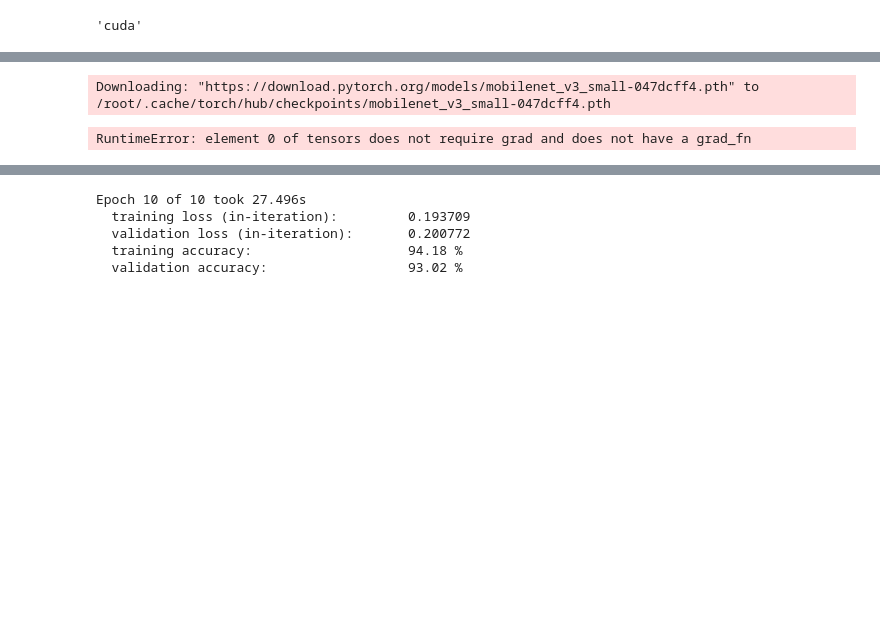
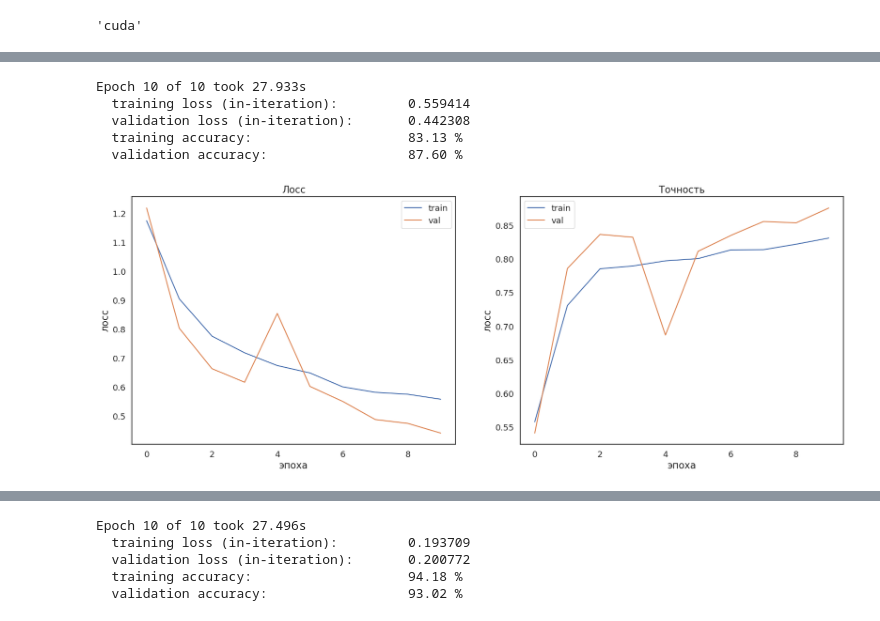
Before and after one commit to OVP2023/NN, a Jupyter notebook: DZ3_Улучшение_качества_обучения_нейросетей.ipynb, the cells around one changed output, grey strips where cells are left out. Drawn from its saved outputs; the diff is of its cells as text; code cells hidden in the pictures; blank space fills up the shorter version.

```diff
--- a/DZ3_Улучшение_качества_обучения_нейросетей.ipynb
+++ b/DZ3_Улучшение_качества_обучения_нейросетей.ipynb
@@ -283,24 +283,31 @@ Epoch 10 of 10 took 29.694s
 # %%
 #Будем использовать сеть как Feature Extractor
 # возьмём предобученную сеть
-fe_model = mobilenet_v3_small(pretrained=True)
+
+from torchvision.models import resnet18
+
+fe_model = resnet18(pretrained=True)
 
 # заморозим все слои сети
 for param in fe_model.parameters():
     param.requires_grad = False
 
 # добавим над feature extractor сетью классификационный слой
 fe_model.fc = nn.Linear(512, 6)
 fe_model = fe_model.to(device)
 
 criterion = nn.CrossEntropyLoss()
 optimizer = torch.optim.SGD(fe_model.parameters(), lr=0.01)
 
 clf_model, history = train(
     fe_model, criterion, optimizer,
     train_batch_gen, val_batch_gen,
     num_epochs=10
 )
 # %% [output]
-Downloading: "https://download.pytorch.org/models/mobilenet_v3_small-047dcff4.pth" to /root/.cache/torch/hub/checkpoints/mobilenet_v3_small-047dcff4.pth
+Epoch 10 of 10 took 27.933s
+  training loss (in-iteration):         0.559414
+  validation loss (in-iteration):       0.442308
+  training accuracy:                    83.13 %
+  validation accuracy:                  87.60 %
-RuntimeError: element 0 of tensors does not require grad and does not have a grad_fn
+[figure, added]
```
Also changed, not shown: parts of 4 cells of this notebook.
